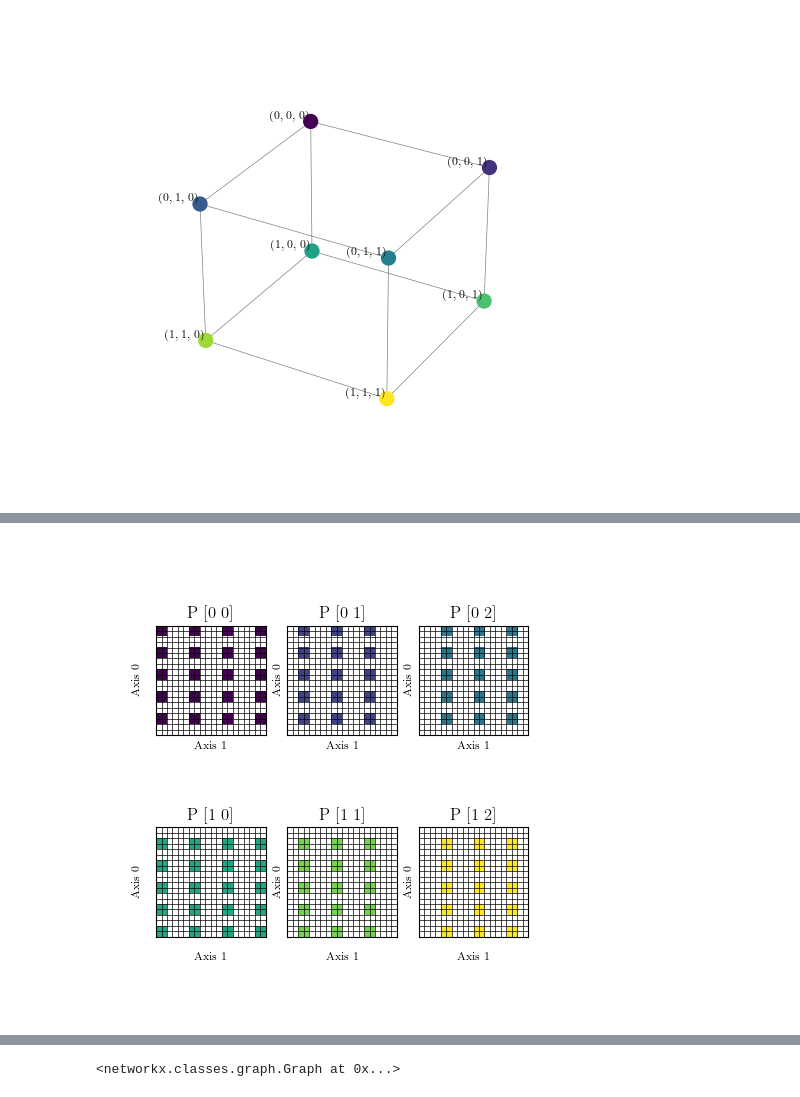
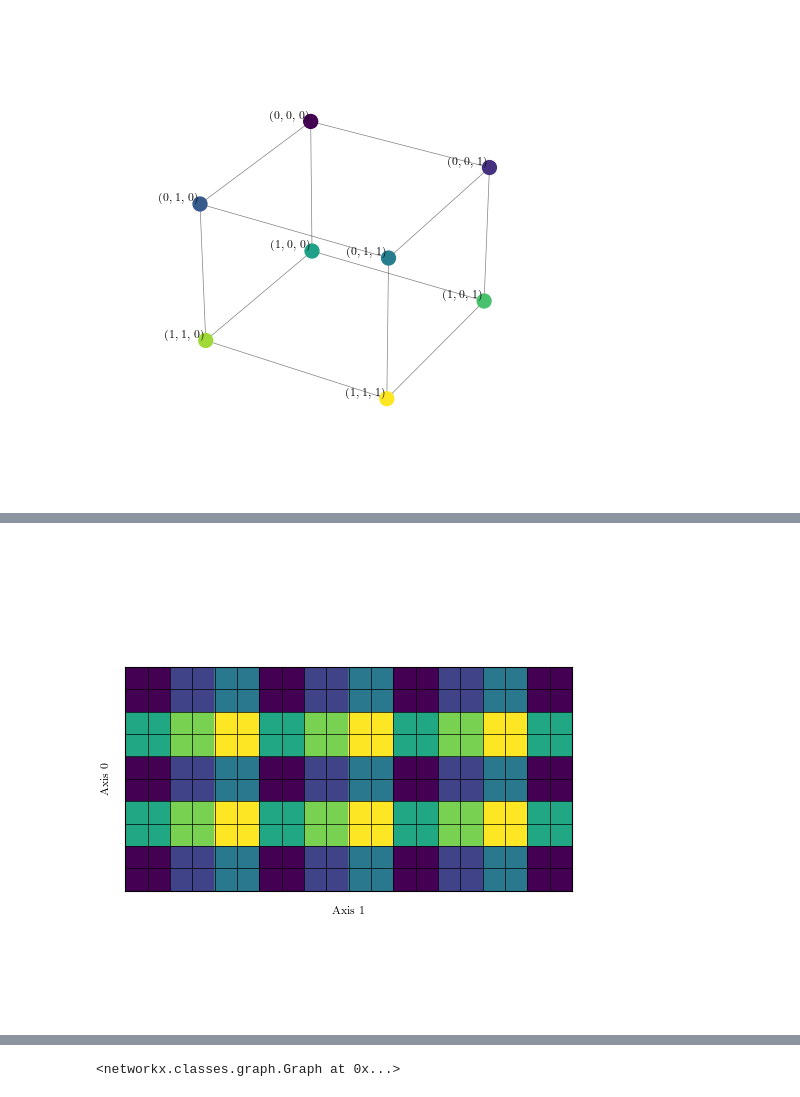
Before and after one commit to Helmholtz-AI-Energy/tensorcraft, a Jupyter notebook: notebooks/viz_basics.ipynb, the cells around one changed output, grey strips where cells are left out. Cells and saved outputs as stored; diff of their text form; code cells hidden in the pictures.

```diff
--- a/notebooks/viz_basics.ipynb
+++ b/notebooks/viz_basics.ipynb
@@ -60,13 +87,11 @@ draw3DMesh(fig, mesh)
 # %%
 %matplotlib widget
-fig = plt.figure()
-
-tensor = Tensor((20, 20))
-mesh = Tensor((2, 3))
+fig = plt.figure(layout="constrained")
+tensor = Tensor((10, 20))
 d = PMeshDist(mesh, ((0,), (1,)), (2, 2))
-draw2DProcessorView(fig, tensor, d)
+draw2DTensor(fig.add_subplot(111), tensor, d)
 # %% [output]
-[figure, old version]
+[figure, new version]
 # %%
 %matplotlib widget
 fig = plt.figure()
```
Also changed, not shown: parts of 8 cells of this notebook, 4 other files.
